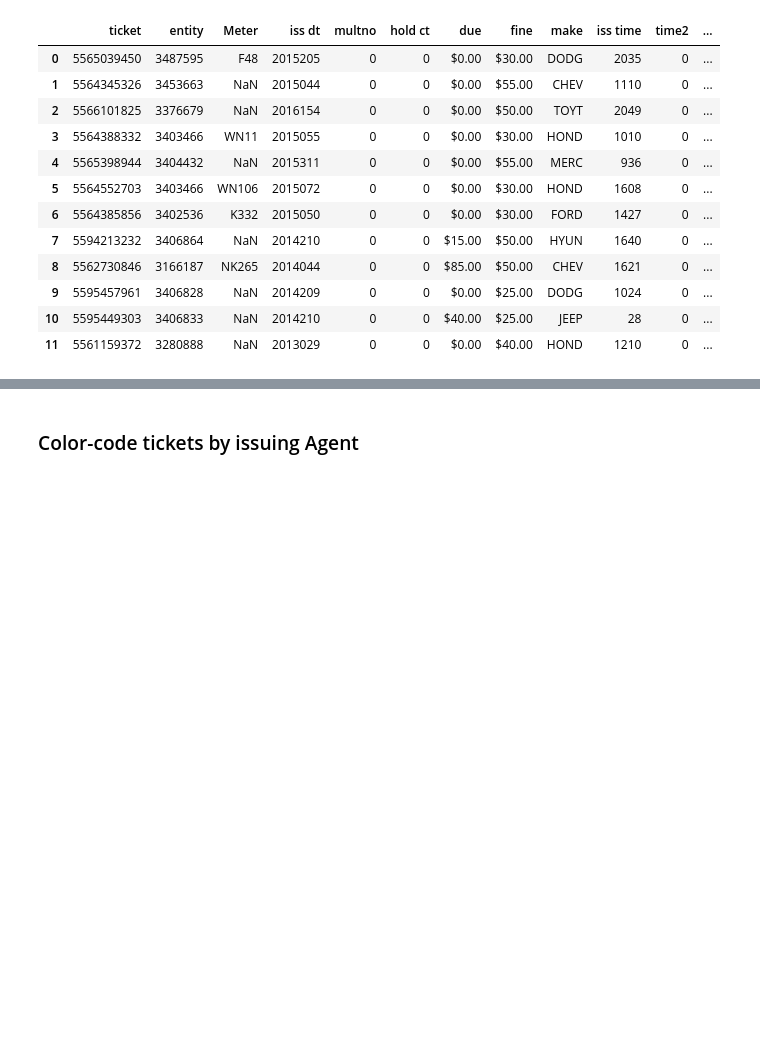
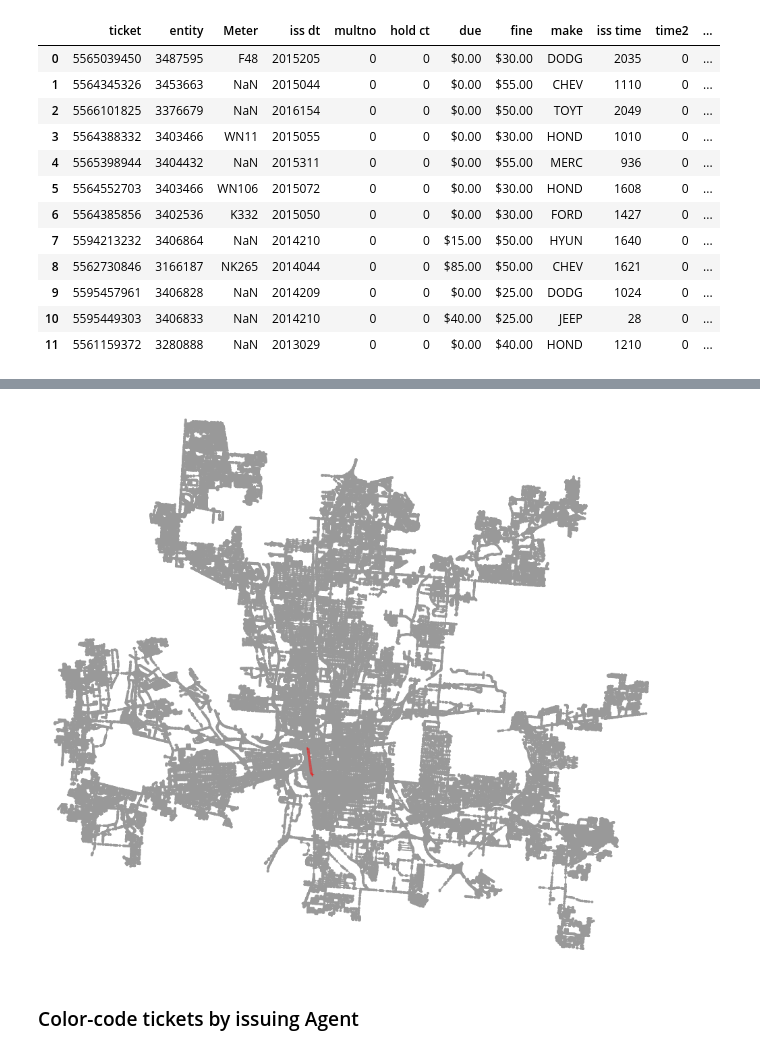
Before and after one commit to osofariu/cmh-parking-tickets, a Jupyter notebook: notebooks/Cmh_Parking_Violation.ipynb, the cells around one changed output, grey strips where cells are left out. Saved outputs shown, nothing was run; the diff lists cells and outputs as text; code cells hidden in the pictures; blank space fills up the shorter version.

```diff
--- a/notebooks/Cmh_Parking_Violation.ipynb
+++ b/notebooks/Cmh_Parking_Violation.ipynb
@@ -456,0 +574,9 @@ TypeError: __call__() got an unexpected keyword argument 'violations'
+# %%
+import networkx as nx
+
+nx.set_node_attributes(T, {node: data for node, data in G.nodes(data=True)})
+# %%
+nx.set_edge_attributes(
+    T, {(source, target, key): data
+        for source, target, key, data
+        in G.edges(keys=True, data=True)})
@@ -456,0 +647,4 @@ TypeError: __call__() got an unexpected keyword argument 'violations'
+# %%
+tickets = heat_tickets
+origin_point = (tickets[0:1].lat_combined.iloc[0], tickets[0:1].long_combined.iloc[0])
+destination_point = (tickets[61:62].lat_combined.iloc[0], tickets[61:62].long_combined.iloc[0])
@@ -457,3 +657,17 @@ TypeError: __call__() got an unexpected keyword argument 'violations'
+# %%
+route = nx.shortest_path(G, origin_node, destination_node, weight='length')
+
+bbox = ox.core.bbox_from_point((39.966358, -83.001397),800)
+north, south, east, west = bbox
+
+G_temp_small = ox.graph_from_bbox(north, south, east, west, network_type='drive', simplify=False, retain_all=True)
+
+# when plotting a route from a bounded box it fails.. something gets extracted, but it works with full map
+projected = ox.project_graph(G)
+fig, ax = ox.plot_graph_route(projected, route, origin_point=origin_point,
+                             destination_point=destination_point, fig_height=15, show=False, close=False)
+# %% [output]
+[figure, added]
 # %% [markdown]
 ### Color-code tickets by issuing Agent
 # %%
```
Also changed, not shown: parts of 26 cells of this notebook.
